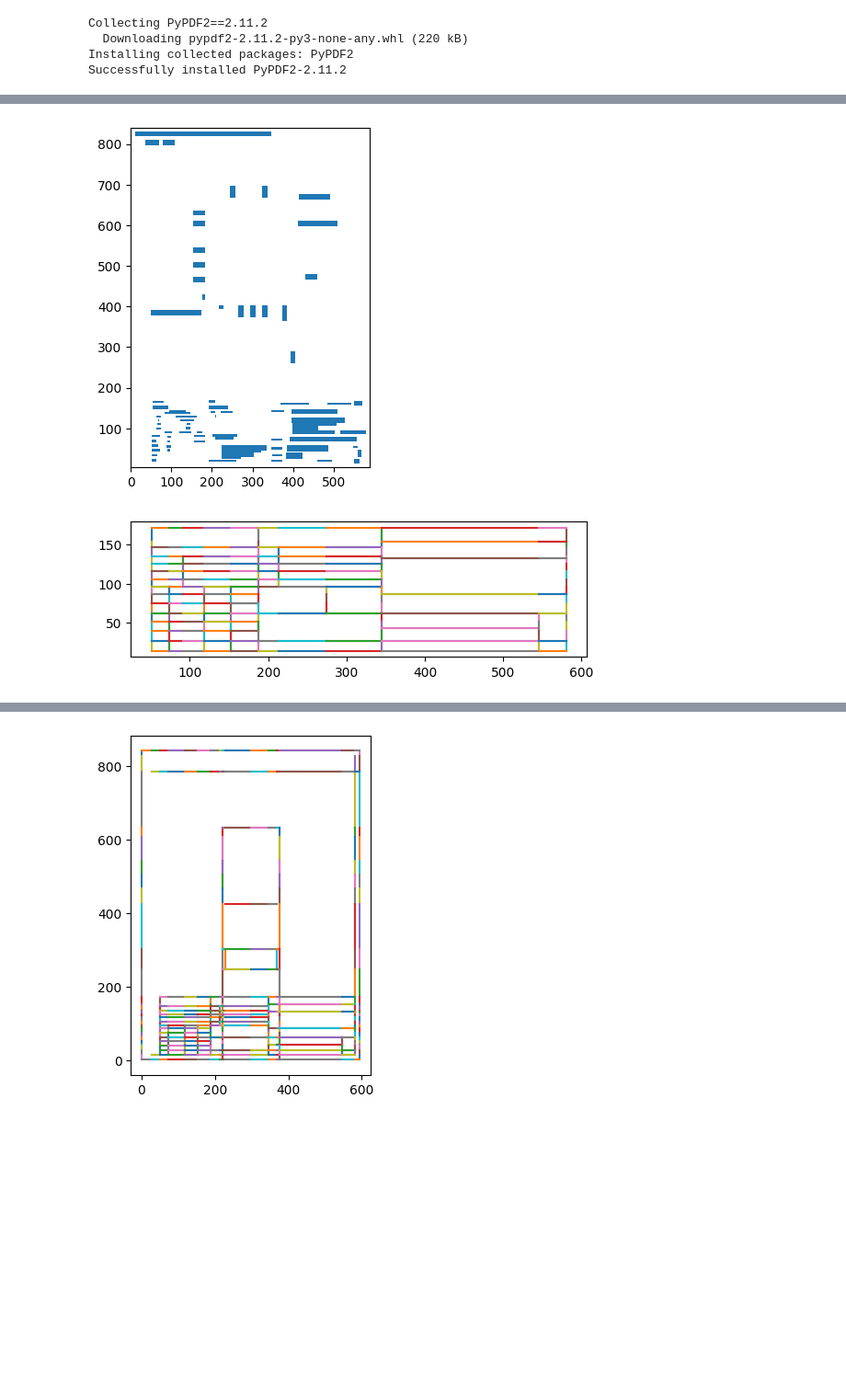
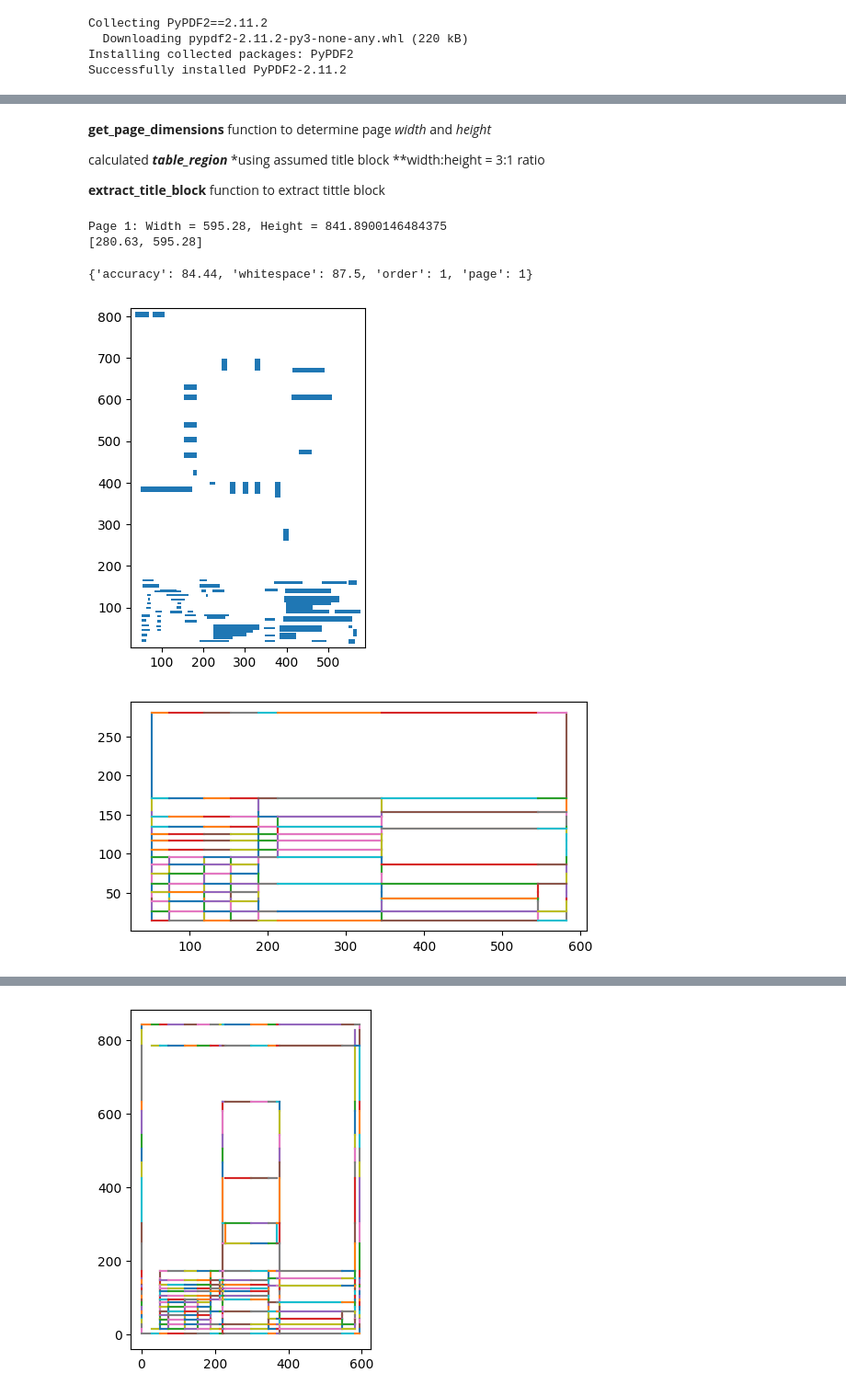
Before and after one commit to ann-tr/Splitting_pdf, a Jupyter notebook: table_extraction_camelot.ipynb, the cells around one changed output, grey strips where cells are left out. Shown at 92% size. Saved outputs shown, nothing was run; the diff lists cells and outputs as text; code cells hidden in the pictures; blank space fills up the shorter version.

```diff
--- a/table_extraction_camelot.ipynb
+++ b/table_extraction_camelot.ipynb
@@ -124,13 +137,67 @@ ModuleNotFoundError: No module named 'PyPDF2'
+# %% [markdown]
+**get_page_dimensions**  function to determine page
+*width* and *height*
+
+calculated ***table_region*** *using assumed title block **width:height = 3:1  ratio
+
+**extract_title_block** function to extract tittle block
+# %%
+import pymupdf
+import camelot
+
+def get_page_dimensions(pdf_path,title_block_ratio):
+    document = pymupdf.open(pdf_path)
+    title_block_dimensions = []
+    for page_num in range(len(document)):
+        page = document[page_num]
+        width = round(page.rect.width,2)
+        height = page.rect.height
+        title_block_width = width
+        title_block_height = round(height / title_block_ratio,2)
+
+        # Store dimensions as tuple (width, height)
+        title_block_dimensions.append(( title_block_height))
+        title_block_dimensions.append( title_block_width)
+        print(f"Page {page_num + 1}: Width = {width}, Height = {height}")
+
+
+    document.close()
+    return  title_block_dimensions
+
+def extract_title_block(pdf_path, region):
+  tables = camelot.read_pdf(pdf_path, table_region = region)
+  tables[0].to_csv('using_function.csv')
+
+
+# Input PDF path
+pdf_path = "/content/75 Spring insertion assembly set 1 - Copy_page_2.pdf"
+title_block_ratio = 3
+# Get page dimensions
+page_dimensions = get_page_dimensions(pdf_path,title_block_ratio)
+
+print(page_dimensions)
+# Extract tables from the PDF
+y0 = str(page_dimensions[0])
+x2 = str(page_dimensions[1])
+yx = y0 +  "," + x2
+region = '0' + y0 + '0'
+
+extract_title_block(pdf_path, region)
+# %% [output]
+Page 1: Width = 595.28, Height = 841.8900146484375
+[280.63, 595.28]
+# %%
+print(tables[0].parsing_report)
+# %% [output]
+{'accuracy': 84.44, 'whitespace': 87.5, 'order': 1, 'page': 1}
 # %%
-tables = camelot.read_pdf('/content/enapps2.pdf',table_regions=['50,200,580,0'],line_scale = 20, stream = True)
-
-tables.export('with_stream.csv', f='csv')
+tables = camelot.read_pdf('/content/75 Spring insertion assembly set 1 - Copy_page_2.pdf',table_regions=['50,280.63, 595.28,0'],line_scale = 20, stream = True)
 # %%
 camelot.plot(tables[0], kind='text').show()
 # %% [output]
-[figure, old version]
+[figure, new version]
 # %%
-tables = camelot.read_pdf('/content/enapps2.pdf',table_regions=['50,200,580,0'],line_scale = 30)
+#tables = camelot.read_pdf('/content/enapps2.pdf',table_regions=['50,200,580,0'],line_scale = 30)
 camelot.plot(tables[0], kind='grid').show()
 # %% [output]
-[figure, old version]
+[figure, new version]
```
Also changed, not shown: parts of 7 cells of this notebook.
